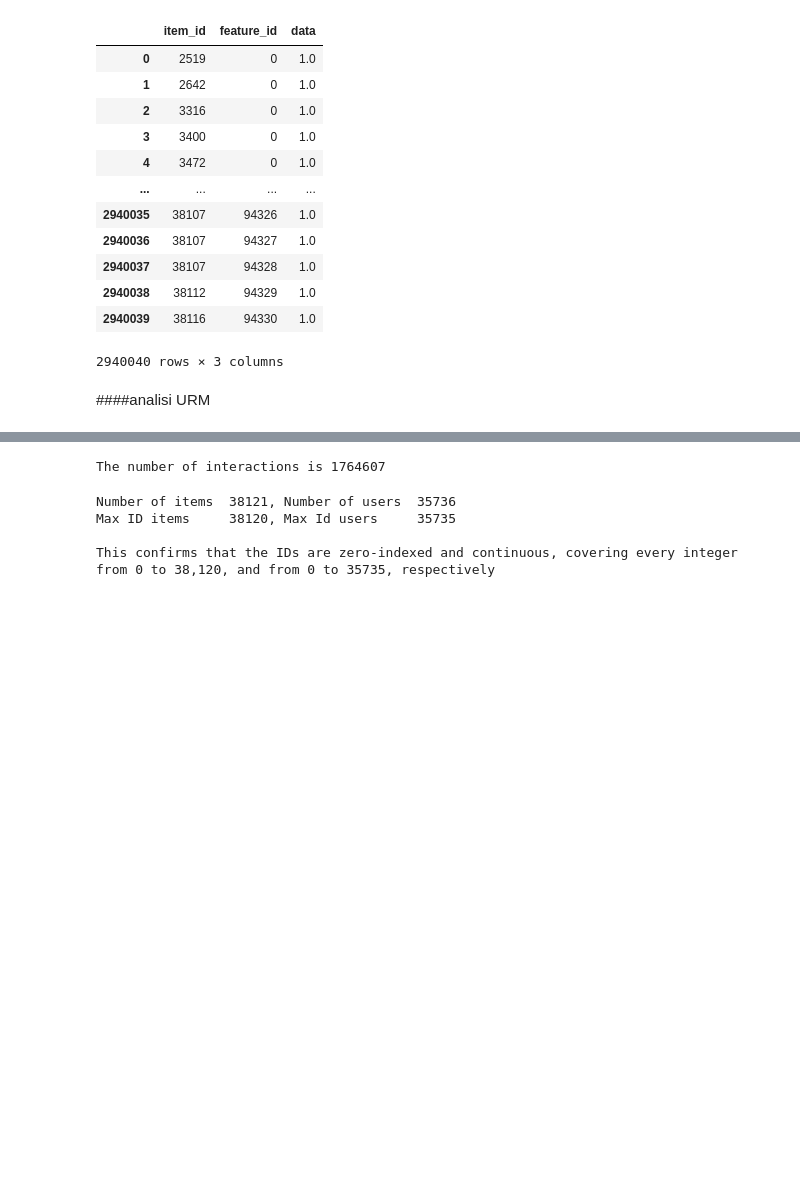
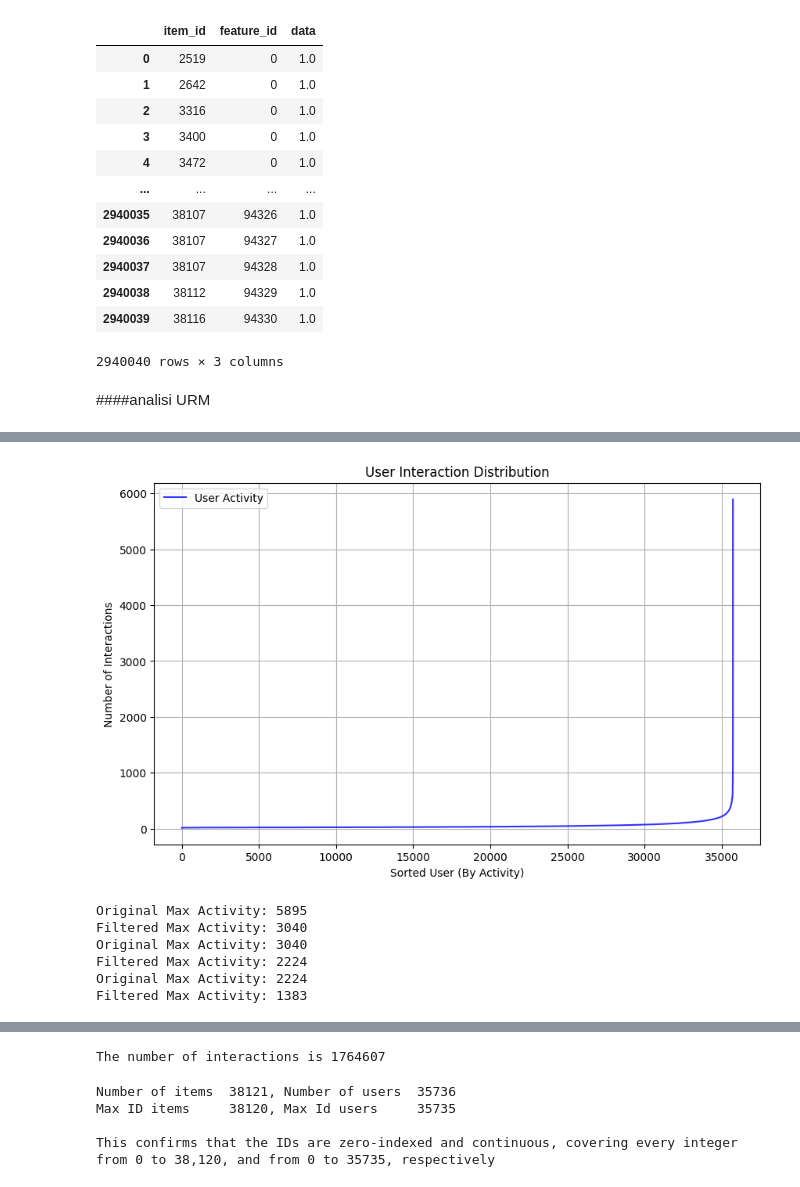
Before and after one commit to kala1221/RecSys_project, a Jupyter notebook: Analysis of data/RecSys_analisi_dati.ipynb, the cells around one changed output, grey strips where cells are left out. Drawn from its saved outputs; the diff is of its cells as text; code cells hidden in the pictures; blank space fills up the shorter version.

```diff
--- a/Analysis of data/RecSys_analisi_dati.ipynb
+++ b/Analysis of data/RecSys_analisi_dati.ipynb
@@ -63,0 +206,38 @@ data_ICM_metadata
+# %%
+# Sorted User Activity Plot
+user_activity = np.ediff1d(URM_all.tocsr().indptr)
+sorted_user_activity = np.sort(user_activity)
+
+plt.figure(figsize=(10, 6))
+plt.plot(sorted_user_activity, label='User Activity', color='blue', alpha=0.8)
+plt.ylabel('Number of Interactions')
+plt.xlabel('Sorted User (By Activity)')
+plt.title('User Interaction Distribution')
+plt.grid()
+plt.legend()
+plt.show()
+# %% [output]
+[figure, added]
+# %%
+max_activity = max(user_activity)
+user_activity_filtered = user_activity[user_activity != max_activity]
+print(f"Original Max Activity: {max_activity}")
+print(f"Filtered Max Activity: {max(user_activity_filtered)}")
+
+#Use the filtered array to create the boolean mask instead of the original array.
+max_activity = max(user_activity_filtered)
+user_activity_filtered = user_activity_filtered[user_activity_filtered != max_activity] # Changed line
+print(f"Original Max Activity: {max_activity}")
+print(f"Filtered Max Activity: {max(user_activity_filtered)}")
+
+max_activity = max(user_activity_filtered)
+user_activity_filtered = user_activity_filtered[user_activity_filtered != max_activity] # Changed line
+print(f"Original Max Activity: {max_activity}")
+print(f"Filtered Max Activity: {max(user_activity_filtered)}")
+# %% [output]
+Original Max Activity: 5895
+Filtered Max Activity: 3040
+Original Max Activity: 3040
+Filtered Max Activity: 2224
+Original Max Activity: 2224
+Filtered Max Activity: 1383
```
Also changed, not shown: parts of 38 cells of this notebook.
